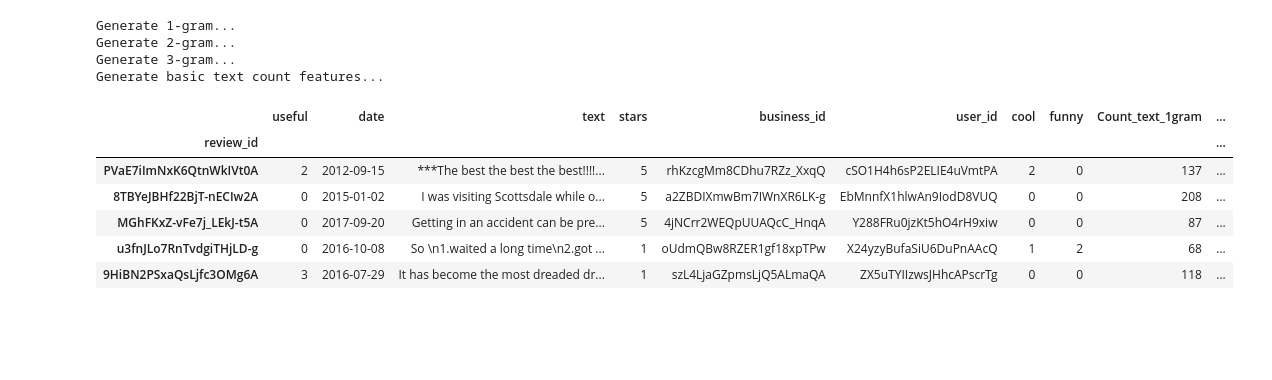
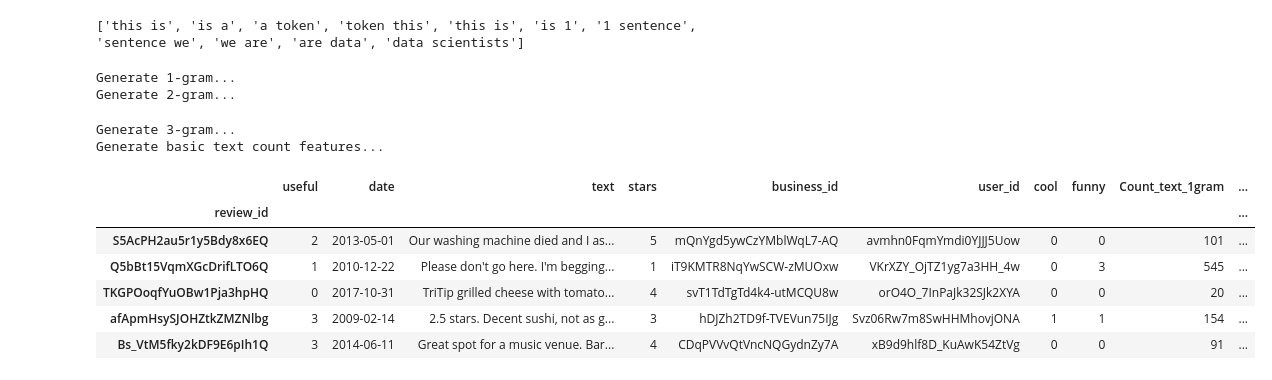
Before and after one commit to weihuacern/YelpDatasetChallenge, a Jupyter notebook: NoteBooks/TextFeatureExplore.ipynb, the cells around one changed output. Cells and saved outputs as stored; diff of their text form; code cells hidden in the pictures; blank space fills up the shorter version.

```diff
--- a/NoteBooks/TextFeatureExplore.ipynb
+++ b/NoteBooks/TextFeatureExplore.ipynb
@@ -21,6 +22,7 @@ df_train = pd.read_csv('../../data/dataset/csv/review.csv', index_col = 'review_
 #####################
 #token_pattern = "[a-zA-Z'`]+"
 token_pattern = "[a-zA-Z0-9'`]+"
+#print(stopwords.words('english'))
 #token_pattern = r"(?u)\b\w\w+\b"
 def TextPreProcessing(line,
                       token_pattern=token_pattern):
@@ -37,7 +39,9 @@ def Myngrams(text, nfold):
     #s = list(set(s)) # unique string in the list
     return s
 
-#print(Myngrams(TextPreProcessing('This is a token. This is a sentence. We are data scientists!', token_pattern), 2))
+print(Myngrams(TextPreProcessing('This is a token. This is 1 sentence. We are data scientists!', token_pattern), 2))
+# %% [output]
+['this is', 'is a', 'a token', 'token this', 'this is', 'is 1', '1 sentence', 'sentence we', 'we are', 'are data', 'data scientists']
 # %%
 pd.options.mode.chained_assignment = None  # default='warn'
 
@@ -83,41 +87,41 @@ def DumpTextCountFeatures(df):
     ngrams = ["1gram", "2gram", "3gram"]
     CountDigit = lambda x: sum([1. for w in x if w.isdigit()])
 
     for fname in fnames:
         for ngram in ngrams:
             ## word count
             df["Count_%s_%s"%(fname, ngram)] = list(df.apply(lambda x: len(x[fname + "_" + ngram]), axis=1))
             df["CountUnique_%s_%s"%(fname, ngram)] = list(df.apply(lambda x: len(set(x[fname + "_" + ngram])), axis=1))
             df["RatioUnique_%s_%s"%(fname, ngram)] = list(df.apply(lambda x: TryDivide(x["CountUnique_%s_%s"%(fname, ngram)], x["Count_%s_%s"%(fname, ngram)]), axis=1))
         ## digit count
         df["CountDigit_%s"%fname] = list(df.apply(lambda x: CountDigit(x[fname + "_1gram"]), axis=1))
         df["RatioDigit_%s"%fname] = list(df.apply(lambda x: TryDivide(x["CountDigit_%s"%fname], x["Count_%s_1gram"%(fname)]), axis=1))
     '''
     ## description missing indicator
     #df["description_missing"] = list(df.apply(lambda x: int(x["description_unigram"] == ""), axis=1))
     '''
 
     df.drop(['text_1gram', 'text_2gram', 'text_3gram'], axis=1, inplace=True)
 
     return
 
 import sklearn.utils
-sub_df_train = sklearn.utils.shuffle(df_train).iloc[:10000, :]
+sub_df_train = sklearn.utils.shuffle(df_train).iloc[:50000, :]
 DumpTextBasicNgram(sub_df_train)
 DumpTextCountFeatures(sub_df_train)
 sub_df_train.head()
 # %% [output]
 Generate 1-gram...
 Generate 2-gram...
-Generate 3-gram...
-Generate basic text count features...
+Generate 3-gram...
+Generate basic text count features...
 |  | useful | date | text | stars | business_id | user_id | cool | funny | Count_text_1gram | ... |
 | review_id |  |  |  |  |  |  |  |  |  | ... |
-| PVaE7iImNxK6QtnWkIVt0A | 2 | 2012-09-15 | ***The best the best the best!!!!... | 5 | rhKzcgMm8CDhu7RZz_XxqQ | cSO1H4h6sP2ELIE4uVmtPA | 2 | 0 | 137 | ... |
-| 8TBYeJBHf22BjT-nECIw2A | 0 | 2015-01-02 | I was visiting Scottsdale while o... | 5 | a2ZBDIXmwBm7IWnXR6LK-g | EbMnnfX1hlwAn9IodD8VUQ | 0 | 0 | 208 | ... |
-| MGhFKxZ-vFe7j_LEkJ-t5A | 0 | 2017-09-20 | Getting in an accident can be pre... | 5 | 4jNCrr2WEQpUUAQcC_HnqA | Y288FRu0jzKt5hO4rH9xiw | 0 | 0 | 87 | ... |
-| u3fnJLo7RnTvdgiTHjLD-g | 0 | 2016-10-08 | So \n1.waited a long time\n2.got ... | 1 | oUdmQBw8RZER1gf18xpTPw | X24yzyBufaSiU6DuPnAAcQ | 1 | 2 | 68 | ... |
-| 9HiBN2PSxaQsLjfc3OMg6A | 3 | 2016-07-29 | It has become the most dreaded dr... | 1 | szL4LjaGZpmsLjQ5ALmaQA | ZX5uTYIIzwsJHhcAPscrTg | 0 | 0 | 118 | ... |
+| S5AcPH2au5r1y5Bdy8x6EQ | 2 | 2013-05-01 | Our washing machine died and I as... | 5 | mQnYgd5ywCzYMblWqL7-AQ | avmhn0FqmYmdi0YJJJ5Uow | 0 | 0 | 101 | ... |
+| Q5bBt15VqmXGcDrifLTO6Q | 1 | 2010-12-22 | Please don't go here. I'm begging... | 1 | iT9KMTR8NqYwSCW-zMUOxw | VKrXZY_OjTZ1yg7a3HH_4w | 0 | 3 | 545 | ... |
+| TKGPOoqfYuOBw1Pja3hpHQ | 0 | 2017-10-31 | TriTip grilled cheese with tomato... | 4 | svT1TdTgTd4k4-utMCQU8w | orO4O_7InPaJk32SJk2XYA | 0 | 0 | 20 | ... |
+| afApmHsySJOHZtkZMZNlbg | 3 | 2009-02-14 | 2.5 stars. Decent sushi, not as g... | 3 | hDJZh2TD9f-TVEVun75IJg | Svz06Rw7m8SwHHMhovjONA | 1 | 1 | 154 | ... |
+| Bs_VtM5fky2kDF9E6pIh1Q | 3 | 2014-06-11 | Great spot for a music venue. Bar... | 4 | CDqPVVvQtVncNQGydnZy7A | xB9d9hlf8D_KuAwK54ZtVg | 0 | 0 | 91 | ... |
 # %%
 # stars vs 1gram
 # violin plot
```
Also changed, not shown: parts of 4 cells of this notebook, 3 other files.
